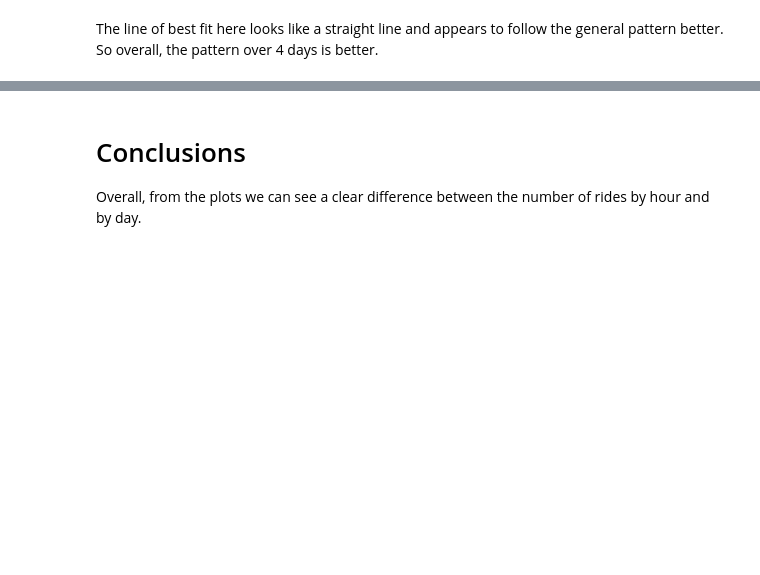
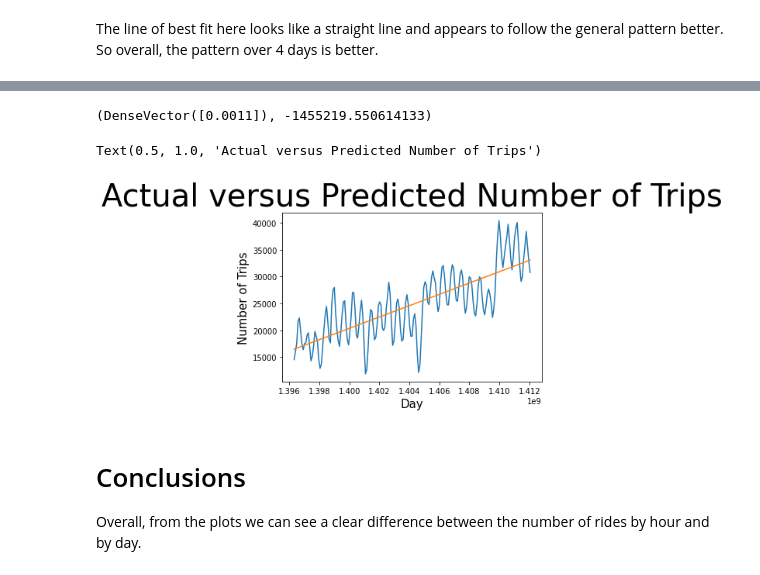
Before and after one commit to milevavantuyl/Movement_NYC, a Jupyter notebook: Melanie Time Series Analysis/Hourly and Daily Changes of Uber Traffic Data.ipynb, the cells around one changed output, grey strips where cells are left out. Drawn from its saved outputs; the diff is of its cells as text; code cells hidden in the pictures; blank space fills up the shorter version.

```diff
--- a/Melanie Time Series Analysis/Hourly and Daily Changes of Uber Traffic Data.ipynb
+++ b/Melanie Time Series Analysis/Hourly and Daily Changes of Uber Traffic Data.ipynb
@@ -582,0 +557,2 @@ The line of best fit here looks like a straight line and appears to follow the g
+# %%
+model = lr.fit(train)
@@ -582,0 +573,3 @@ The line of best fit here looks like a straight line and appears to follow the g
+# %%
+predictions = model.transform(output)
+predictions.show()
@@ -582,0 +604,3 @@ The line of best fit here looks like a straight line and appears to follow the g
+# %%
+predictions = predictions.withColumn("unix_timestamp", unlist(F.col("features")))
+predictions.show()
@@ -582,0 +630,3 @@ The line of best fit here looks like a straight line and appears to follow the g
+# %%
+predictions_df = predictions.toPandas()
+predictions_df.head()
@@ -583,3 +644,16 @@ The line of best fit here looks like a straight line and appears to follow the g
+# %%
+(model.coefficients, model.intercept)
+# %% [output]
+(DenseVector([0.0011]), -1455219.550614133)
+# %%
+sns.lineplot(data=predictions_df, x="unix_timestamp", y = "rolling_avg")
+sns.lineplot(data=predictions_df, x="unix_timestamp", y = "predictions")
+plt.xlabel("Day")
+plt.ylabel("Number of Trips")
+plt.title("Actual versus Predicted Number of Trips")
+# %% [output]
+Text(0.5, 1.0, 'Actual versus Predicted Number of Trips')
+[figure, added]
 # %% [markdown]
 # Conclusions
 Overall, from the plots we can see a clear difference between the number of rides by hour and by day.
```
Also changed, not shown: parts of 14 cells of this notebook.
